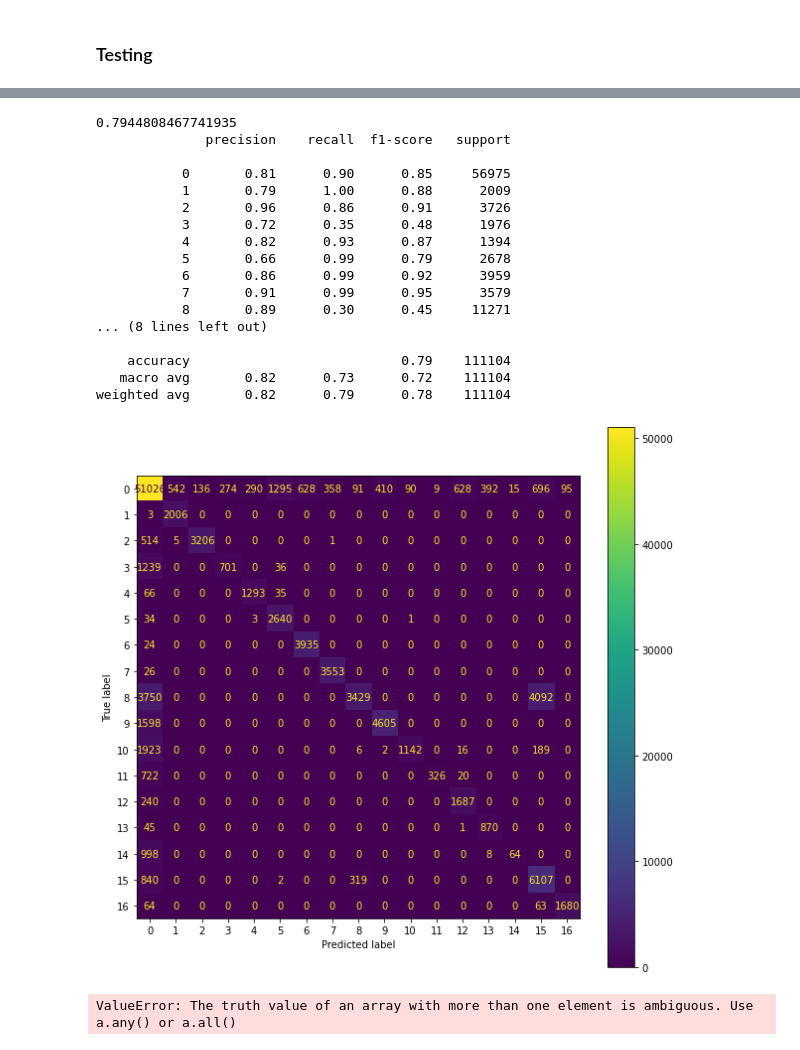
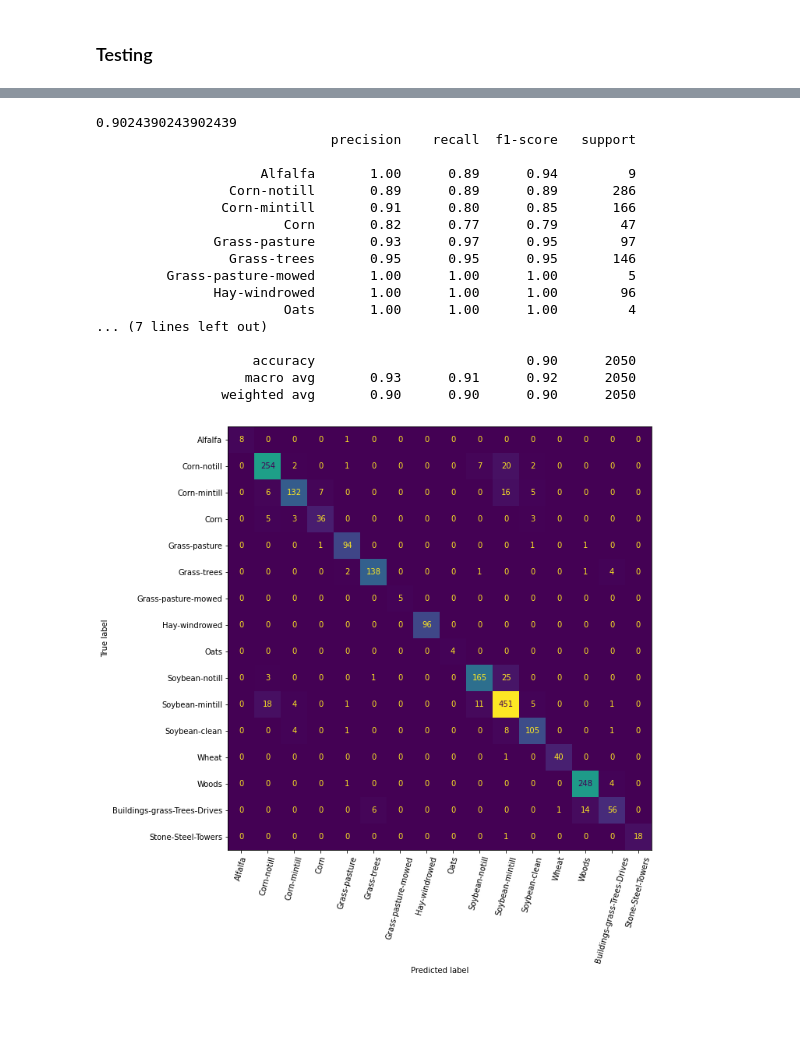
Before and after one commit to DarkPaquito/iml-project, a Jupyter notebook: Project_IML.ipynb, the cells around one changed output, grey strips where cells are left out. Saved outputs shown, nothing was run; the diff lists cells and outputs as text; code cells hidden in the pictures; blank space fills up the shorter version.

```diff
--- a/Project_IML.ipynb
+++ b/Project_IML.ipynb
@@ -224,3 +346,12 @@ clf = make_pipeline(StandardScaler(), clf_pipeline)
 # %%
-clf.fit(X1, Y1)
+for name, (clf1, clf2) in pipelines.items():
+    begin = perf_counter()
+    print("training pipeline %s for X1" % name)
+
+    clf1.fit(X1_train, Y1_train)
+    print("%.3fs" % (perf_counter() - begin))
+    begin = perf_counter()
+    print("training pipeline %s for X2" % name)
+    clf2.fit(X2_train, Y2_train)
+    print("%.3fs" % (perf_counter() - begin))
 # %% [output]
@@ -246,2 +374,0 @@ Pipeline(steps=[('standardscaler', StandardScaler()),
-# %%
-clf.fit(X2, Y2)
@@ -272,35 +415,31 @@ from sklearn.metrics import plot_confusion_matrix, classification_report
+# %%
+clf1, clf2 = pipelines["extra"]
+# %%
+def plot_classification_and_confusion_matrix(clf, X_test, Y_test, class_names):
+    print(clf.score(X_test, Y_test))
+    print(classification_report(Y_test, clf.predict(X_test), target_names=class_names))
+
+    fig, ax = plt.subplots(figsize=(25, 10))
+    plot_confusion_matrix(clf, X_test, Y_test, ax=ax, display_labels=class_names, xticks_rotation=75, colorbar=False)
+    plt.show()
 # %%
-print(clf.score(X1, Y1))
-print(classification_report(Y1, clf.predict(X1)))
-
-fig, ax = plt.subplots(figsize=(10, 10))
-plot_confusion_matrix(clf, X1, Y1, ax=ax)
-plt.show()
+plot_classification_and_confusion_matrix(clf2, X2_test, Y2_test, class_names=classes_names_indiana_pines)
 # %% [output]
-0.7944808467741935
-              precision    recall  f1-score   support
+0.9024390243902439
+                              precision    recall  f1-score   support
 
-           0       0.81      0.90      0.85     56975
-           1       0.79      1.00      0.88      2009
-           2       0.96      0.86      0.91      3726
-           3       0.72      0.35      0.48      1976
-           4       0.82      0.93      0.87      1394
-           5       0.66      0.99      0.79      2678
-           6       0.86      0.99      0.92      3959
-           7       0.91      0.99      0.95      3579
-           8       0.89      0.30      0.45     11271
-... (8 lines left out)
+                     Alfalfa       1.00      0.89      0.94         9
+                 Corn-notill       0.89      0.89      0.89       286
+                Corn-mintill       0.91      0.80      0.85       166
+                        Corn       0.82      0.77      0.79        47
+               Grass-pasture       0.93      0.97      0.95        97
+                 Grass-trees       0.95      0.95      0.95       146
+         Grass-pasture-mowed       1.00      1.00      1.00         5
+               Hay-windrowed       1.00      1.00      1.00        96
+                        Oats       1.00      1.00      1.00         4
+... (7 lines left out)
 
-    accuracy                           0.79    111104
-   macro avg       0.82      0.73      0.72    111104
-weighted avg       0.82      0.79      0.78    111104
+                    accuracy                           0.90      2050
+                   macro avg       0.93      0.91      0.92      2050
+                weighted avg       0.90      0.90      0.90      2050
-[figure, old version]
+[figure, new version]
-# %%
-print(clf.score(X2, Y2))
-print(classification_report(Y2, clf.predict(X2)))
-
-fig, ax = plt.subplots(figsize=(10, 10))
-plot_confusion_matrix(clf, X2, Y2, ax=ax)
-plt.show()
-# %% [output]
-ValueError: The truth value of an array with more than one element is ambiguous. Use a.any() or a.all()
```
Also changed, not shown: parts of 58 cells of this notebook.
